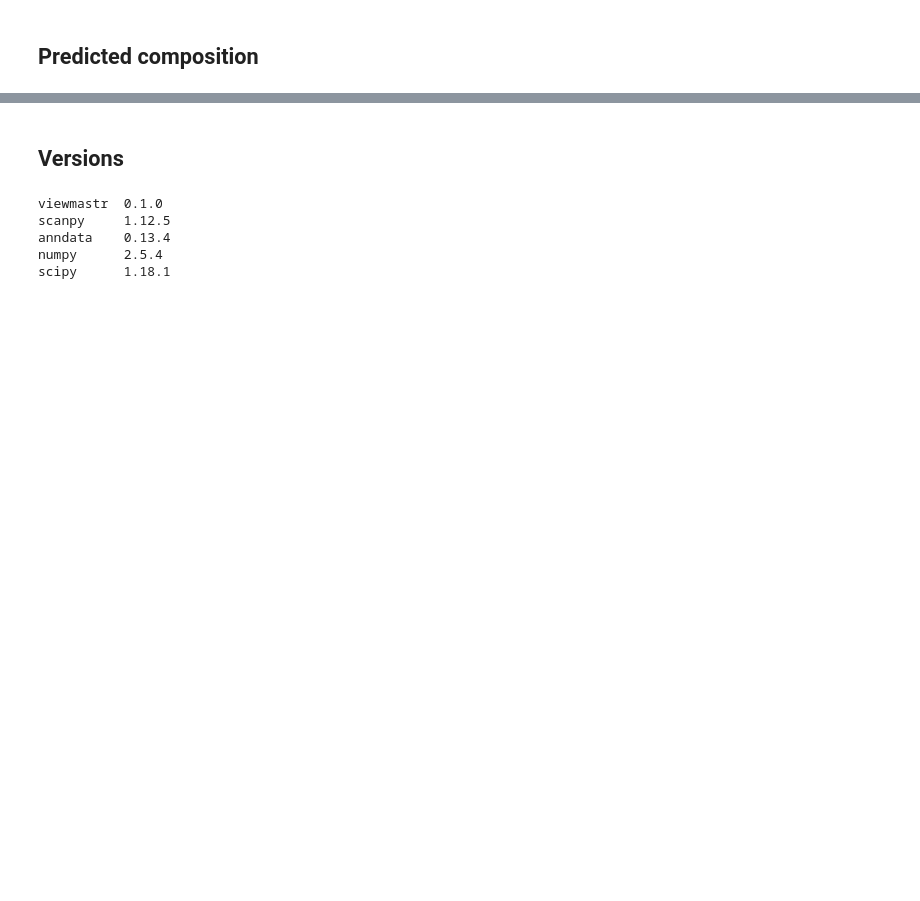
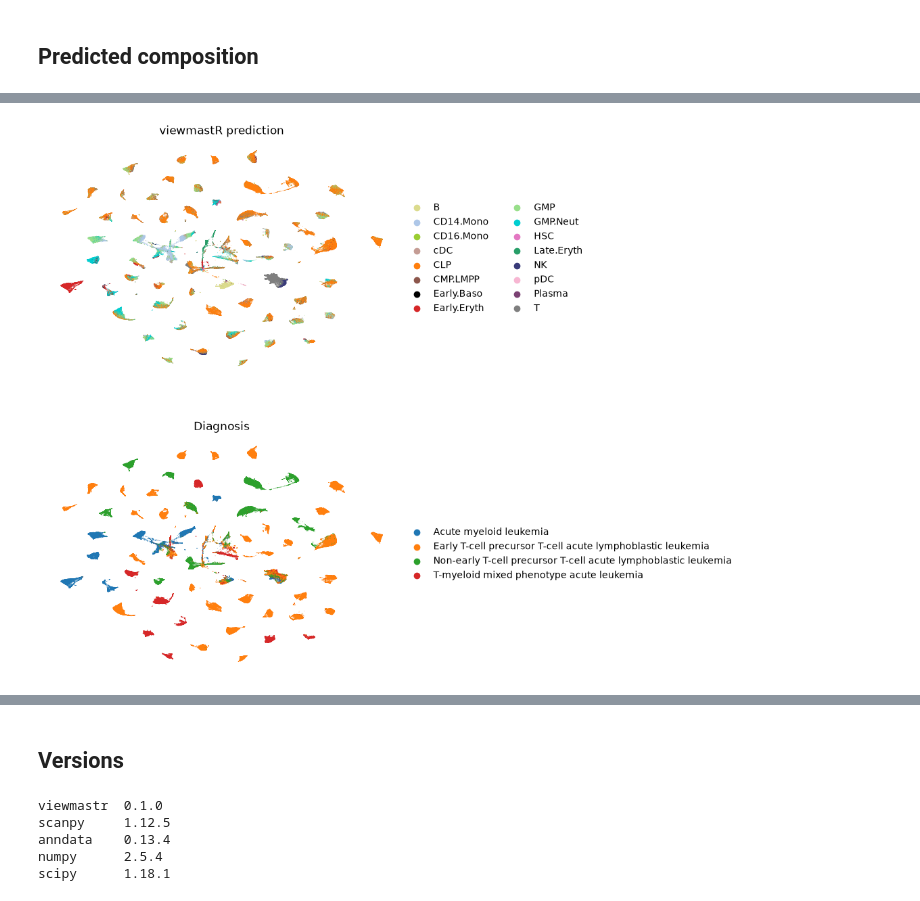
Before and after one commit to jacob-greene/py-viewmastR, a Jupyter notebook: tutorials/07_big_query.ipynb, the cells around one changed output, grey strips where cells are left out. Drawn from its saved outputs; the diff is of its cells as text; code cells hidden in the pictures; blank space fills up the shorter version.

```diff
--- a/tutorials/07_big_query.ipynb
+++ b/tutorials/07_big_query.ipynb
@@ -93,0 +95,7 @@ plt.show()
+# %%
+umap = sc.AnnData(obs=query.obs[["test1", "diagnosis"]].copy(), obsm={"X_umap": np.asarray(query.obsm["X_umap"])})
+vm.palette.set_colors(umap, "test1")
+sc.pl.umap(umap, color=["test1", "diagnosis"], ncols=1, size=1, frameon=False,
+           title=["viewmastR prediction", "Diagnosis"])
+# %% [output]
+[figure, added]
```
Also changed, not shown: parts of 11 cells of this notebook, 1 other file.
